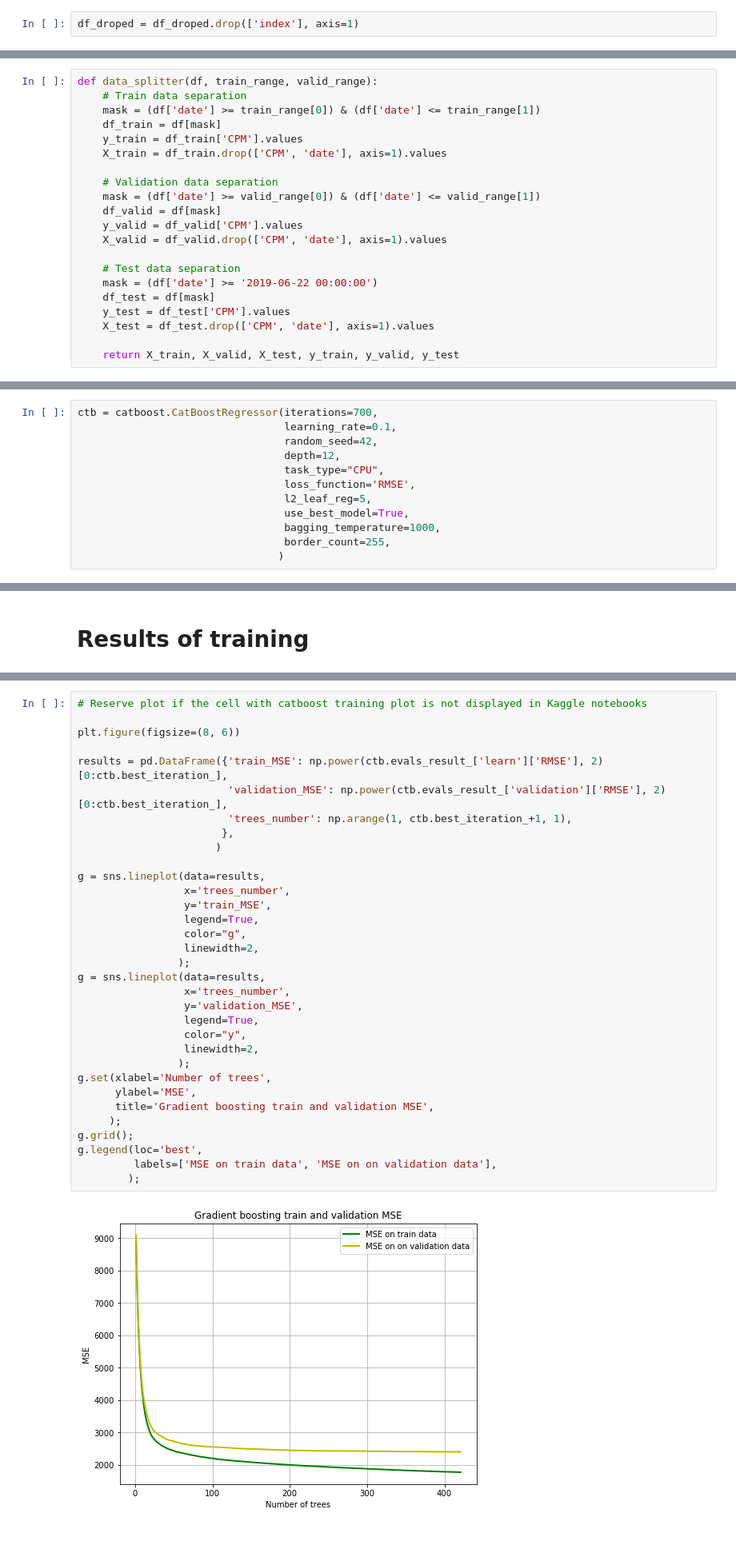
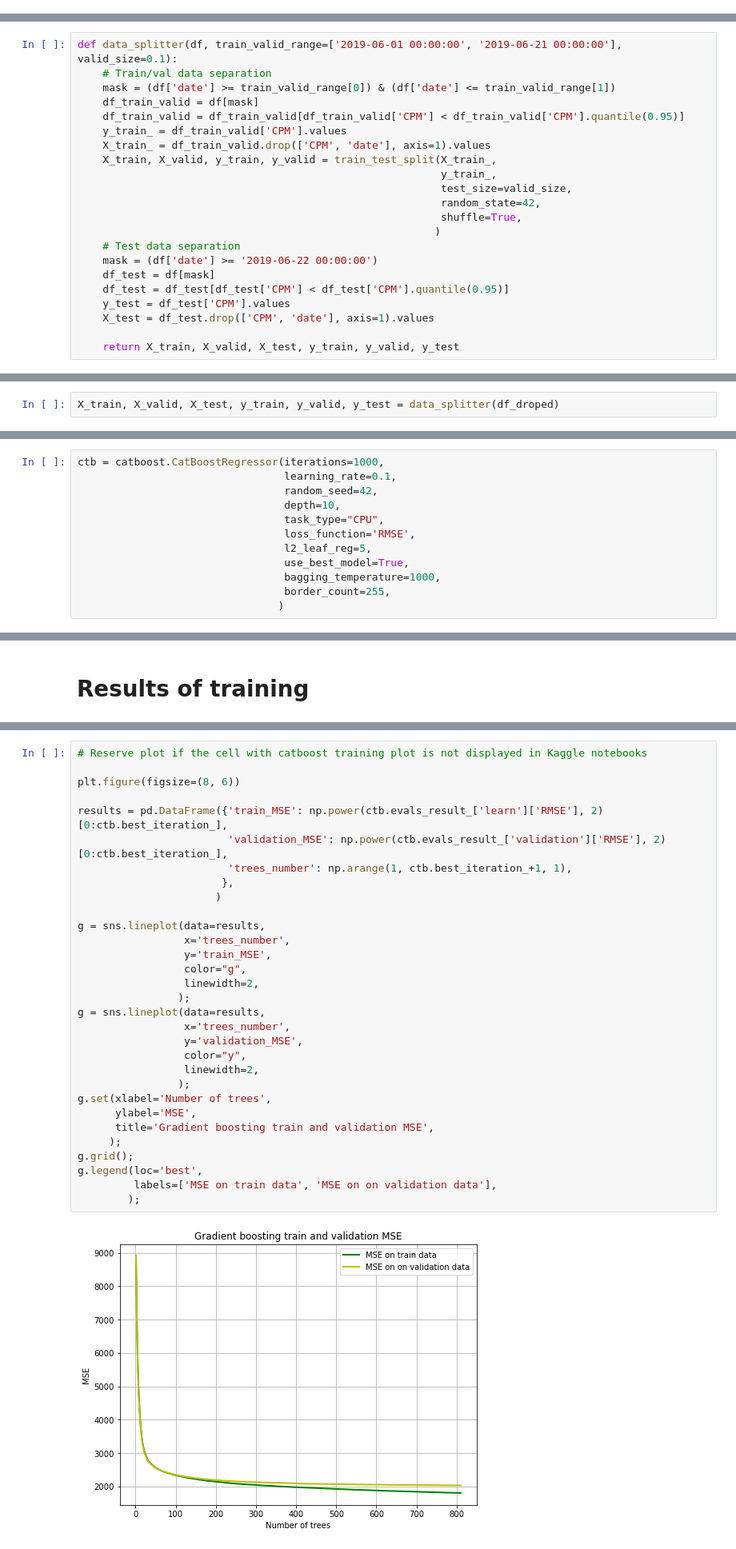
Before and after one commit to zakladniy/MADE_Game_theory, a Jupyter notebook: CPM_predict_CatBoost.ipynb, the cells around one changed output, grey strips where cells are left out. Shown at 80% size. Drawn from its saved outputs; the diff is of its cells as text.

```diff
--- a/CPM_predict_CatBoost.ipynb
+++ b/CPM_predict_CatBoost.ipynb
@@ -179,7 +162,5 @@ df_droped.shape
 # %% [markdown]
 # Train-test split
-# %%
-df_droped = df_droped.drop(['index'], axis=1)
 # %%
 # All days in data
 np.sort(df_droped['date'].unique())
@@ -201,22 +182,23 @@ array(['2019-06-01T00:00:00.000000000', '2019-06-02T00:00:00.000000000',
        '2019-06-29T00:00:00.000000000', '2019-06-30T00:00:00.000000000'],
       dtype='datetime64[ns]')
 # %%
-def data_splitter(df, train_range, valid_range):
-    # Train data separation
-    mask = (df['date'] >= train_range[0]) & (df['date'] <= train_range[1])
-    df_train = df[mask]
-    y_train = df_train['CPM'].values
-    X_train = df_train.drop(['CPM', 'date'], axis=1).values
-
-    # Validation data separation
-    mask = (df['date'] >= valid_range[0]) & (df['date'] <= valid_range[1])
-    df_valid = df[mask]
-    y_valid = df_valid['CPM'].values
-    X_valid = df_valid.drop(['CPM', 'date'], axis=1).values
-
+def data_splitter(df, train_valid_range=['2019-06-01 00:00:00', '2019-06-21 00:00:00'], valid_size=0.1):
+    # Train/val data separation
+    mask = (df['date'] >= train_valid_range[0]) & (df['date'] <= train_valid_range[1])
+    df_train_valid = df[mask]
+    df_train_valid = df_train_valid[df_train_valid['CPM'] < df_train_valid['CPM'].quantile(0.95)]
+    y_train_ = df_train_valid['CPM'].values
+    X_train_ = df_train_valid.drop(['CPM', 'date'], axis=1).values
+    X_train, X_valid, y_train, y_valid = train_test_split(X_train_,
+                                                          y_train_,
+                                                          test_size=valid_size,
+                                                          random_state=42,
+                                                          shuffle=True,
+                                                         )
     # Test data separation
     mask = (df['date'] >= '2019-06-22 00:00:00')
     df_test = df[mask]
+    df_test = df_test[df_test['CPM'] < df_test['CPM'].quantile(0.95)]
     y_test = df_test['CPM'].values
     X_test = df_test.drop(['CPM', 'date'], axis=1).values
 
@@ -229,3 +206,5 @@ X_train, X_valid, X_test, y_train, y_valid, y_test = data_splitter(df_droped,
+# %%
+X_train, X_valid, X_test, y_train, y_valid, y_test = data_splitter(df_droped)
 # %%
 assert X_train.shape[1] == X_valid.shape[1] == X_test.shape[1]
 # %%
@@ -235,10 +214,10 @@ X_train.shape, X_valid.shape, X_test.shape, y_train.shape, y_valid.shape, y_test
 # %% [markdown]
 # Model create
 # %%
-ctb = catboost.CatBoostRegressor(iterations=700,
+ctb = catboost.CatBoostRegressor(iterations=1000,
                                  learning_rate=0.1,
                                  random_seed=42,
-                                 depth=12,
+                                 depth=10,
                                  task_type="CPU",
                                  loss_function='RMSE',
                                  l2_leaf_reg=5,
@@ -277,36 +256,34 @@ Best MSE on train: 1765.6841371994196, on validation: 2404.798183044729
 
 plt.figure(figsize=(8, 6))
 
 results = pd.DataFrame({'train_MSE': np.power(ctb.evals_result_['learn']['RMSE'], 2)[0:ctb.best_iteration_],
                         'validation_MSE': np.power(ctb.evals_result_['validation']['RMSE'], 2)[0:ctb.best_iteration_],
                         'trees_number': np.arange(1, ctb.best_iteration_+1, 1),
                        },
                       )
 
 g = sns.lineplot(data=results,
                  x='trees_number',
                  y='train_MSE',
-                 legend=True,
                  color="g",
                  linewidth=2,
                 );
 g = sns.lineplot(data=results,
                  x='trees_number',
                  y='validation_MSE',
-                 legend=True,
                  color="y",
                  linewidth=2,
                 );
 g.set(xlabel='Number of trees',
       ylabel='MSE',
       title='Gradient boosting train and validation MSE',
      );
 g.grid();
 g.legend(loc='best',
          labels=['MSE on train data', 'MSE on on validation data'],
         );
 # %% [output]
-[figure, old version]
+[figure, new version]
 # %% [markdown]
 # Predictions
 # %%
```
Also changed, not shown: parts of 9 cells of this notebook.
